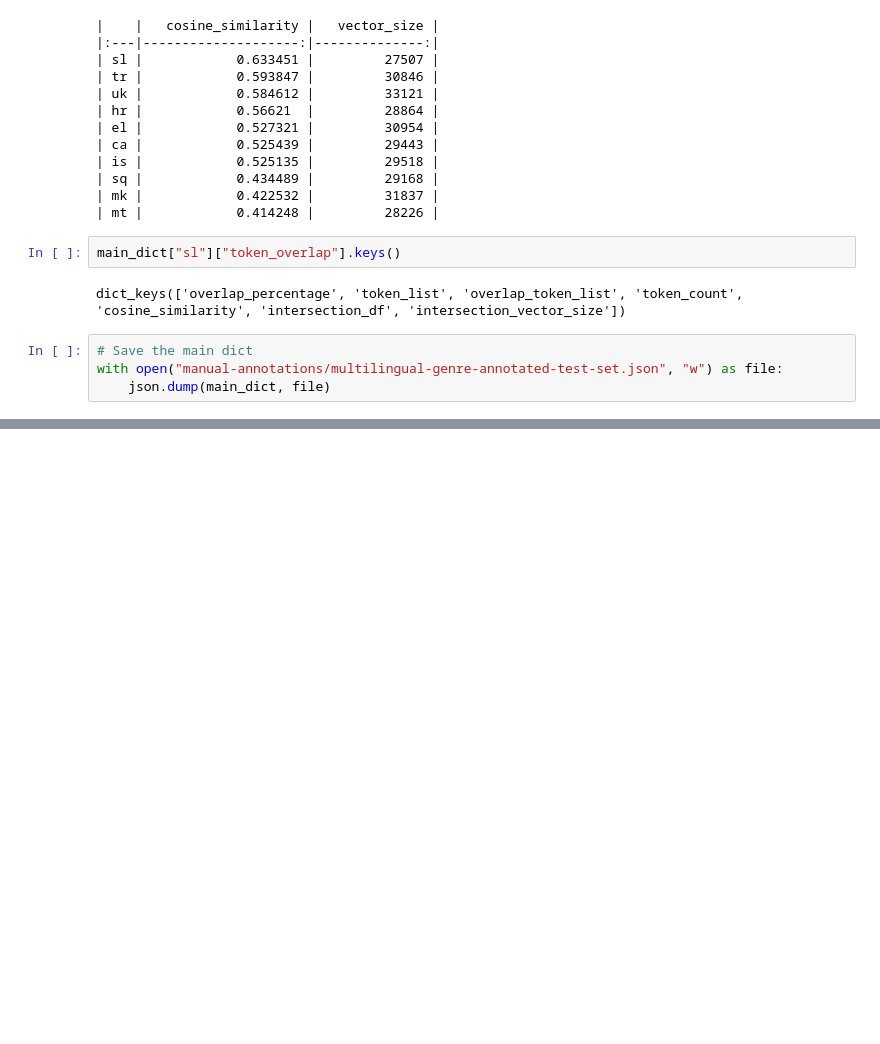
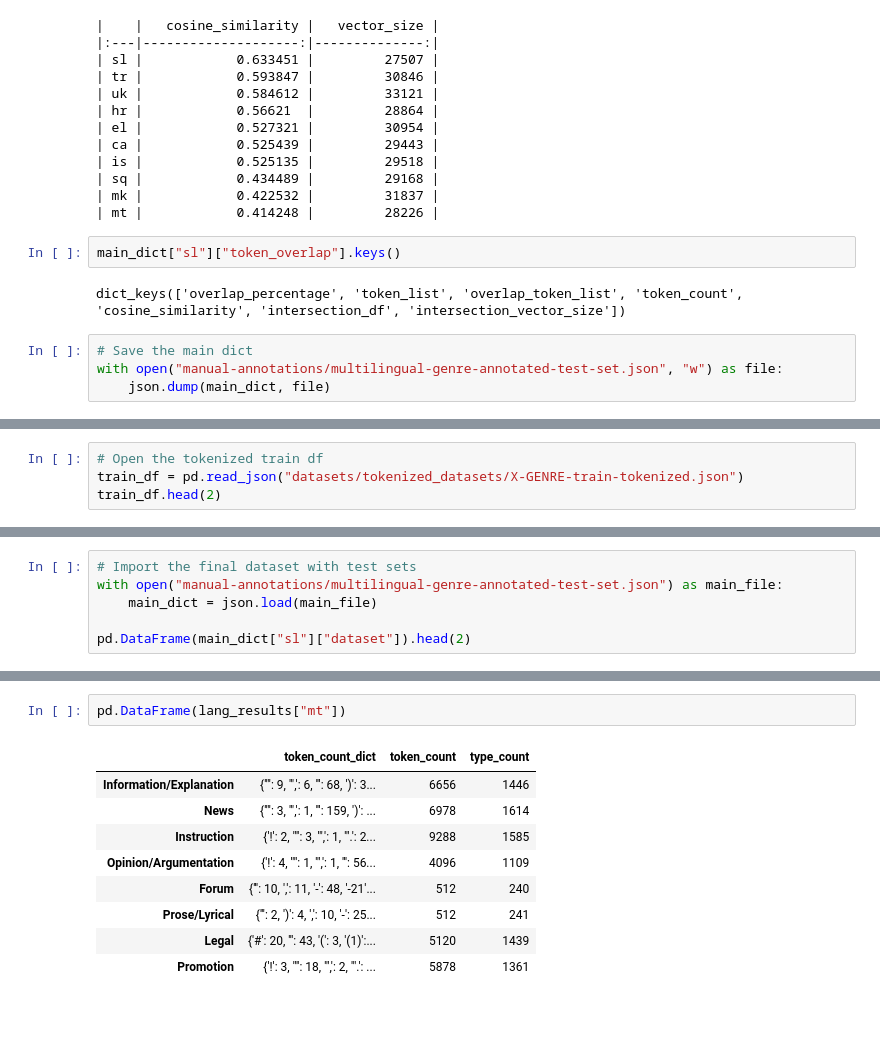
Before and after one commit to TajaKuzman/Crosslingual-Genre-Bias-Analysis, a Jupyter notebook: comparison-token-overlap.ipynb, the cells around one changed output, grey strips where cells are left out. Cells and saved outputs as stored; diff of their text form; blank space fills up the shorter version.

```diff
--- a/comparison-token-overlap.ipynb
+++ b/comparison-token-overlap.ipynb
@@ -587,0 +614,4 @@ with open("manual-annotations/multilingual-genre-annotated-test-set.json", "w")
+# %%
+# Open the tokenized train df
+train_df = pd.read_json("datasets/tokenized_datasets/X-GENRE-train-tokenized.json")
+train_df.head(2)
@@ -587,0 +734,6 @@ with open("manual-annotations/multilingual-genre-annotated-test-set.json", "w")
+# %%
+# Import the final dataset with test sets
+with open("manual-annotations/multilingual-genre-annotated-test-set.json") as main_file:
+	main_dict = json.load(main_file)
+
+pd.DataFrame(main_dict["sl"]["dataset"]).head(2)
@@ -587,0 +841,14 @@ with open("manual-annotations/multilingual-genre-annotated-test-set.json", "w")
+# %%
+pd.DataFrame(lang_results["mt"])
+# %% [output]
+|  | token_count_dict | token_count | type_count |
+| Information/Explanation | {'"': 9, '",': 6, ''': 68, ')': 3... | 6656 | 1446 |
+| News | {'"': 3, '",': 1, ''': 159, ')': ... | 6978 | 1614 |
+| Instruction | {'!': 2, '"': 3, '",': 1, '".': 2... | 9288 | 1585 |
+| Opinion/Argumentation | {'!': 4, '"': 1, '",': 1, ''': 56... | 4096 | 1109 |
+| Forum | {''': 10, ',': 11, '-': 48, '-21'... | 512 | 240 |
+| Prose/Lyrical | {''': 2, ')': 4, ',': 10, '-': 25... | 512 | 241 |
+| Legal | {'#': 20, ''': 43, '(': 3, '(1)':... | 5120 | 1439 |
+| Promotion | {'!': 3, '"': 18, '",': 2, '".': ... | 5878 | 1361 |
+# %% [markdown]
+###
```
Also changed, not shown: parts of 19 cells of this notebook, 1 other file.
